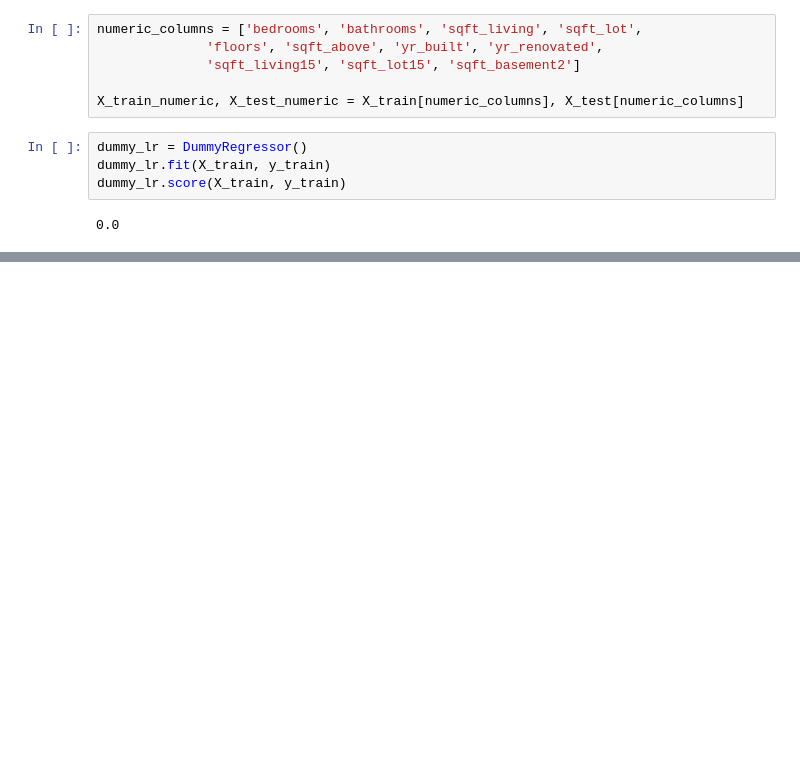
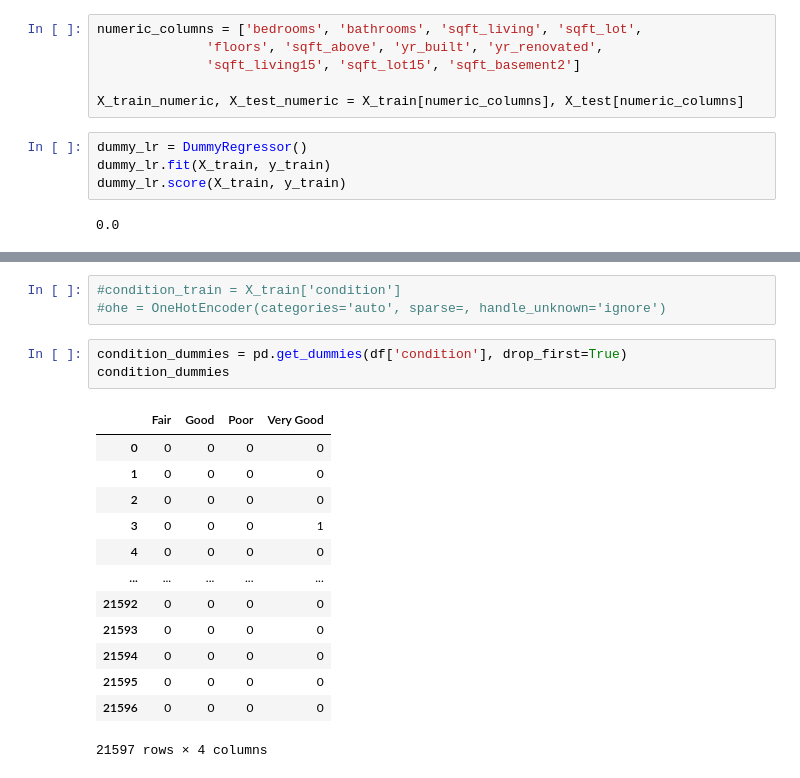
Before and after one commit to ondugba/Housing_Price_Predictor, a Jupyter notebook: Yuhkai.ipynb, the cells around one changed output, grey strips where cells are left out. Cells and saved outputs as stored; diff of their text form; blank space fills up the shorter version.

```diff
--- a/Yuhkai.ipynb
+++ b/Yuhkai.ipynb
@@ -889,0 +996,20 @@ dummy_lr.score(X_train, y_train)
+# %%
+#condition_train = X_train['condition']
+#ohe = OneHotEncoder(categories='auto', sparse=, handle_unknown='ignore')
+# %%
+condition_dummies = pd.get_dummies(df['condition'], drop_first=True)
+condition_dummies
+# %% [output]
+|  | Fair | Good | Poor | Very Good |
+| 0 | 0 | 0 | 0 | 0 |
+| 1 | 0 | 0 | 0 | 0 |
+| 2 | 0 | 0 | 0 | 0 |
+| 3 | 0 | 0 | 0 | 1 |
+| 4 | 0 | 0 | 0 | 0 |
+| ... | ... | ... | ... | ... |
+| 21592 | 0 | 0 | 0 | 0 |
+| 21593 | 0 | 0 | 0 | 0 |
+| 21594 | 0 | 0 | 0 | 0 |
+| 21595 | 0 | 0 | 0 | 0 |
+| 21596 | 0 | 0 | 0 | 0 |
+21597 rows × 4 columns
```
Also changed, not shown: parts of 21 cells of this notebook.
